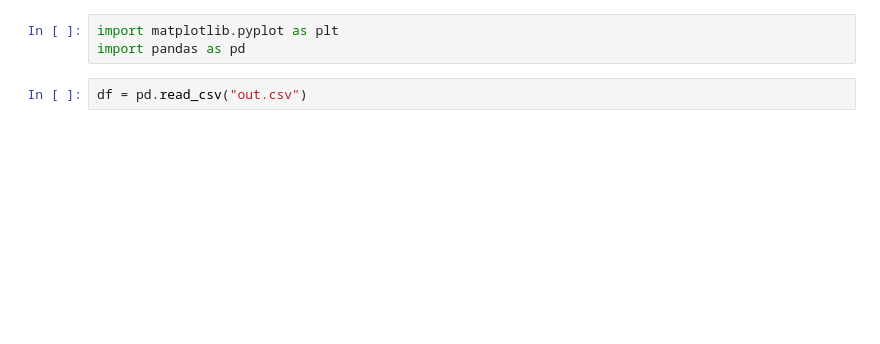
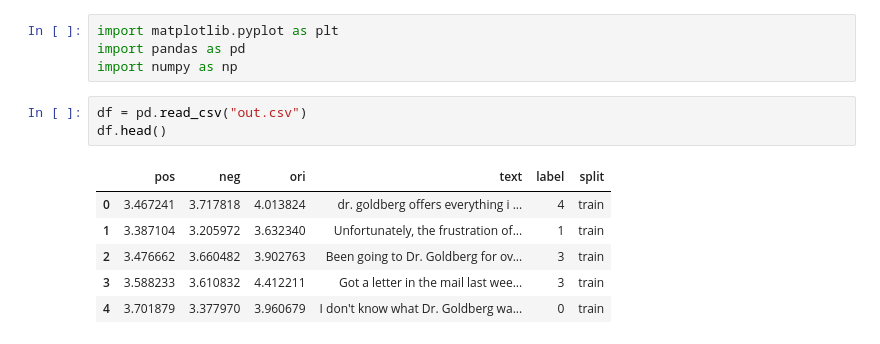
Before and after one commit to juice500ml/sentiment-cartography, a Jupyter notebook: plots.ipynb, the cells around one changed output. Saved outputs shown, nothing was run; the diff lists cells and outputs as text; blank space fills up the shorter version.

```diff
--- a/plots.ipynb
+++ b/plots.ipynb
@@ -1,8 +1,17 @@
 # %%
 import matplotlib.pyplot as plt
 import pandas as pd
+import numpy as np
 # %%
 df = pd.read_csv("out.csv")
+df.head()
+# %% [output]
+|  | pos | neg | ori | text | label | split |
+| 0 | 3.467241 | 3.717818 | 4.013824 | dr. goldberg offers everything i ... | 4 | train |
+| 1 | 3.387104 | 3.205972 | 3.632340 | Unfortunately, the frustration of... | 1 | train |
+| 2 | 3.476662 | 3.660482 | 3.902763 | Been going to Dr. Goldberg for ov... | 3 | train |
+| 3 | 3.588233 | 3.610832 | 4.412211 | Got a letter in the mail last wee... | 3 | train |
+| 4 | 3.701879 | 3.377970 | 3.960679 | I don't know what Dr. Goldberg wa... | 0 | train |
 # %%
 cmap = plt.get_cmap('viridis', 5)
 for label in range(5):
```
Also changed, not shown: parts of 6 cells of this notebook, 4 other files.
